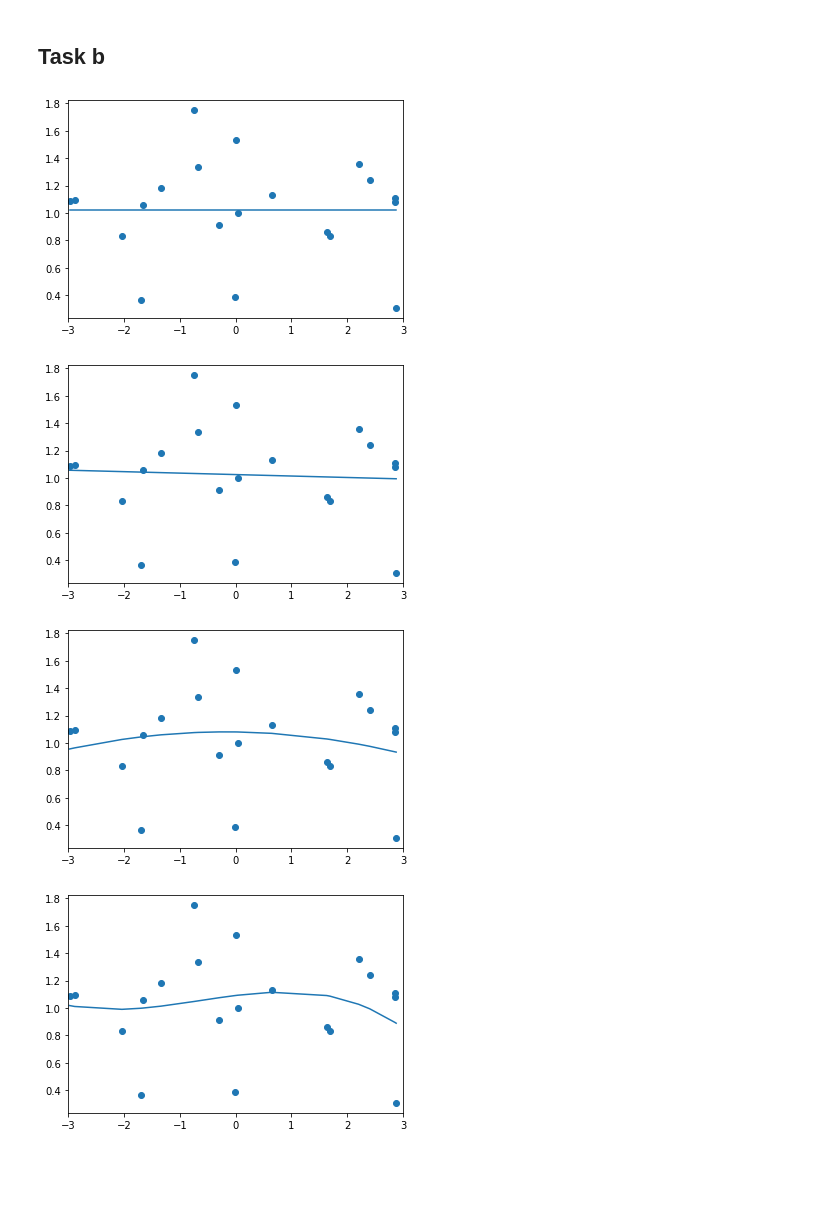
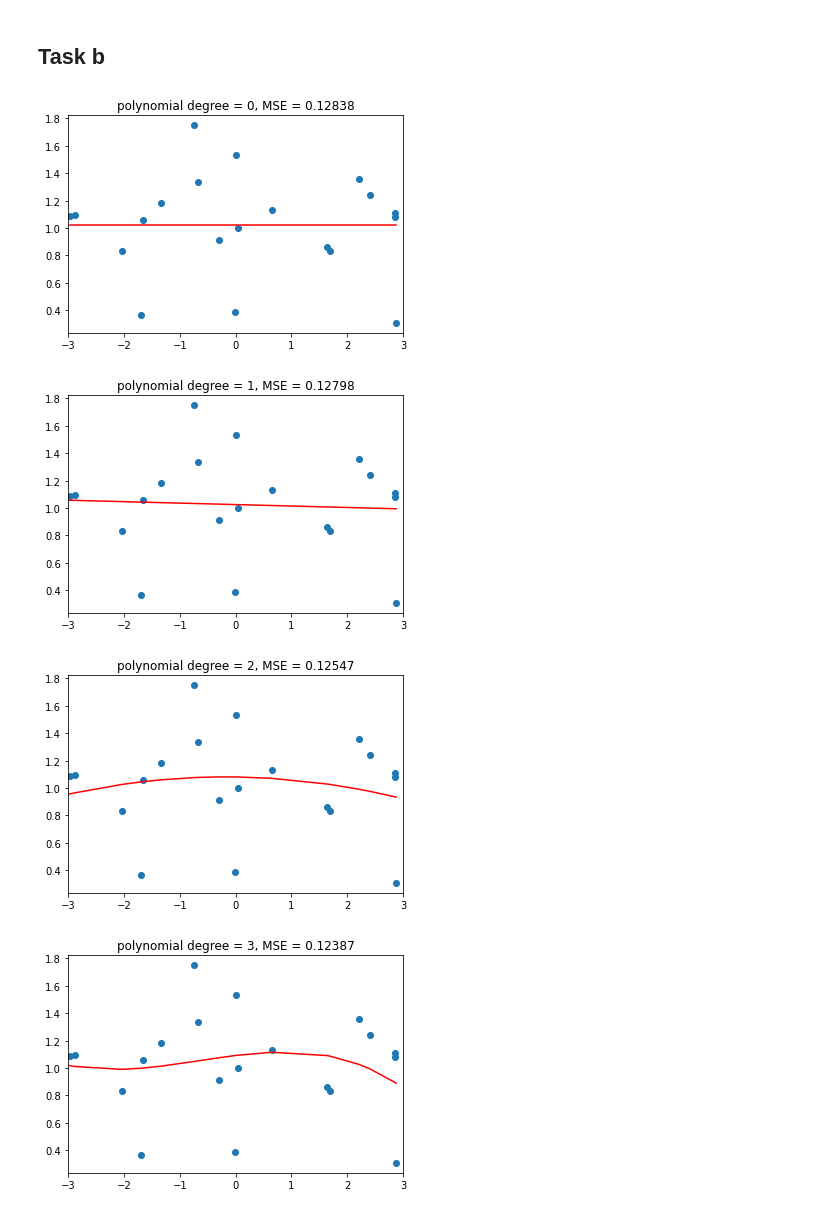
Before and after one commit to xbexbex/iml, a Jupyter notebook: week1/Problem1.ipynb, the cells around one changed output. Drawn from its saved outputs; the diff is of its cells as text; code cells hidden in the pictures; blank space fills up the shorter version.

```diff
--- a/week1/Problem1.ipynb
+++ b/week1/Problem1.ipynb
@@ -115,24 +115,30 @@ x_test = np.sort(np.random.uniform(-3, 3, 1000))
 y_test = get_y(x_test)
 # %% [markdown]
 ## Task b
+# %%
+def plot(model, x, y):
+    predict = np.poly1d(model)
+    y_pred = predict(x)
+
+    mse = round(((y - y_pred)**2).mean(), 5)
+
+    plt.figure()
+    plt.title(f"polynomial degree = {k - 1}, MSE = {mse}")
+    plt.xlim(-3,3)
+    plt.scatter(x, y)
+    plt.plot(x, y_pred, "r")
 # %%
-plt.figure()
+models = []
 
 for k in range(1,12):
     model = np.polyfit(x_train, y_train, k-1)
+    models.append(model)
 
-    predict = np.poly1d(model)
-    y = predict(x_train)
-
-    ax = plt.subplot(15, 13, k-1)
-    plt.xlim(-3,3)
-    ax.set_title("k = " + (k - 1)
-    plt.scatter(x_train, y_train)
-    plt.plot(x_train, y)
+    plot(model, x_train, y_train)
 
 plt.show()
 # %% [output]
-[figure, old version]
+[figure, new version]
-[figure, old version]
+[figure, new version]
-[figure, old version]
+[figure, new version]
-[figure, old version]
+[figure, new version]
```
Also changed, not shown: parts of 6 cells of this notebook.
